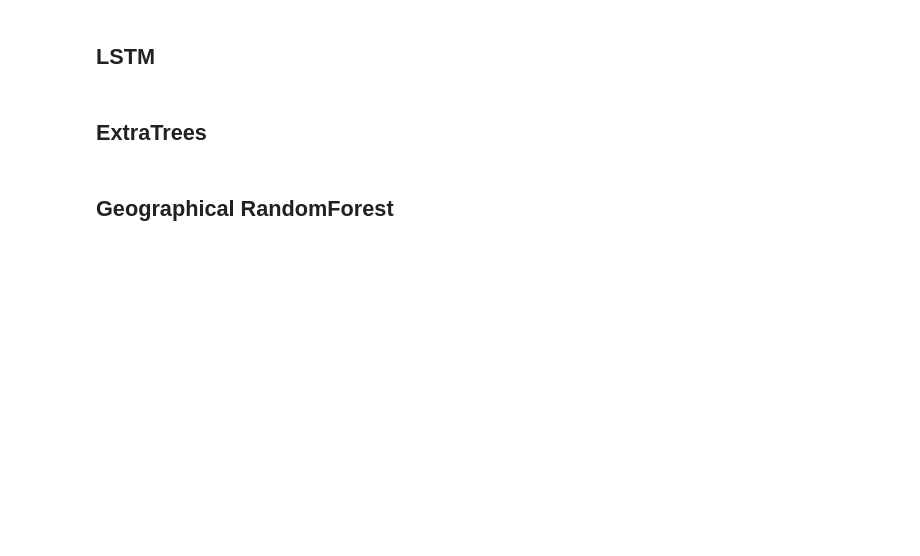
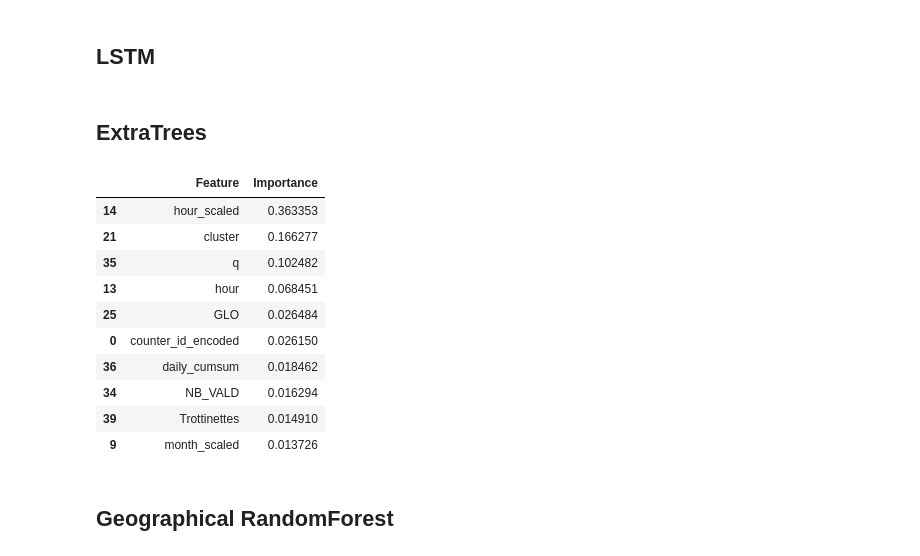
Before and after one commit to p-haas/bike_counters, a Jupyter notebook: WIP/execution.ipynb, the cells around one changed output. Saved outputs shown, nothing was run; the diff lists cells and outputs as text; code cells hidden in the pictures; blank space fills up the shorter version.

```diff
--- a/WIP/execution.ipynb
+++ b/WIP/execution.ipynb
@@ -592,11 +596,7 @@ def mm_traffic_processing(X, train_min, test_max):
     # Remove bike count to avoid feeding the model with the target variable
     mask = (X["mode"] == "Trottinettes + vélos") | (X["mode"] == "Vélos")
     hourly_vehicle_count = (
-        X[~mask]
-        .groupby(["date", "mode"])["nb_usagers"]
-        .sum()
-        .unstack()
-        .drop(columns="van")
+        X[~mask].groupby(["date", "mode"])["nb_usagers"].sum().unstack()
     )
 
     # Group by day and calculate the cumulative sum of 'nb_usagers' for each vehicle type every day
@@ -859,7 +852,7 @@ cols_to_label_encode = [
 # Define the preprocessor
 preprocessor = ColumnTransformer(
     [
-        ("scaler", StandardScaler(), cols_to_scale),
+        # ("scaler", StandardScaler(), cols_to_scale), # Specific for LSTM
         ("label_encoder", OrdinalEncoder(), cols_to_label_encode),
     ],
     remainder="passthrough",
@@ -871,16 +864,14 @@ X_train_enc = preprocessor.transform(X_train)
 X_test_enc = preprocessor.transform(X_test)
 
 # Get feature names from the transformers
-scaler_feature_names = [f"{col}_scaled" for col in cols_to_scale]
+# scaler_feature_names = [f"{col}_scaled" for col in cols_to_scale]
 label_encoder_feature_names = [f"{col}_encoded" for col in cols_to_label_encode]
 passthrough_feature_names = [
-    col for col in X_train.columns if col not in cols_to_scale + cols_to_label_encode
+    col for col in X_train.columns if col not in cols_to_label_encode
 ]
 
 # Combine all feature names
-all_feature_names = (
-    scaler_feature_names + label_encoder_feature_names + passthrough_feature_names
-)
+all_feature_names = label_encoder_feature_names + passthrough_feature_names
 
 # Convert the numpy ndarray to a pandas DataFrame
 X_train_enc_df = pd.DataFrame(X_train_enc, columns=all_feature_names)
@@ -1046,21 +1026,33 @@ X_test_enc_df = X_test_enc_df.apply(pd.to_numeric, errors="coerce")
 model = ExtraTreesRegressor()
 
 model.fit(
-    X_train_enc,
+    X_train_enc_df,
     y_train,
 )
 
-y_pred = model.predict(X_test_enc)
+y_pred = model.predict(X_test_enc_df)
 # %%
-# # Get feature importances
-# importances = etr_optimized.feature_importances_
+# Get feature importances
+importances = model.feature_importances_
 
-# # Display feature contributions
-# feature_importance_df = pd.DataFrame(
-#     {"Feature": X_train_enc.columns.values, "Importance": importances}
-# ).sort_values(by="Importance", ascending=False)
+# Display feature contributions
+feature_importance_df = pd.DataFrame(
+    {"Feature": X_train_enc_df.columns.values, "Importance": importances}
+).sort_values(by="Importance", ascending=False)
 # %%
-# feature_importance_df.head(10)
+feature_importance_df.head(10)
+# %% [output]
+|  | Feature | Importance |
+| 14 | hour_scaled | 0.363353 |
+| 21 | cluster | 0.166277 |
+| 35 | q | 0.102482 |
+| 13 | hour | 0.068451 |
+| 25 | GLO | 0.026484 |
+| 0 | counter_id_encoded | 0.026150 |
+| 36 | daily_cumsum | 0.018462 |
+| 34 | NB_VALD | 0.016294 |
+| 39 | Trottinettes | 0.014910 |
+| 9 | month_scaled | 0.013726 |
 # %%
 # plt.figure(figsize=(15, 15))
 # plt.barh(
```
Also changed, not shown: parts of 5 cells of this notebook, 2 other files.
